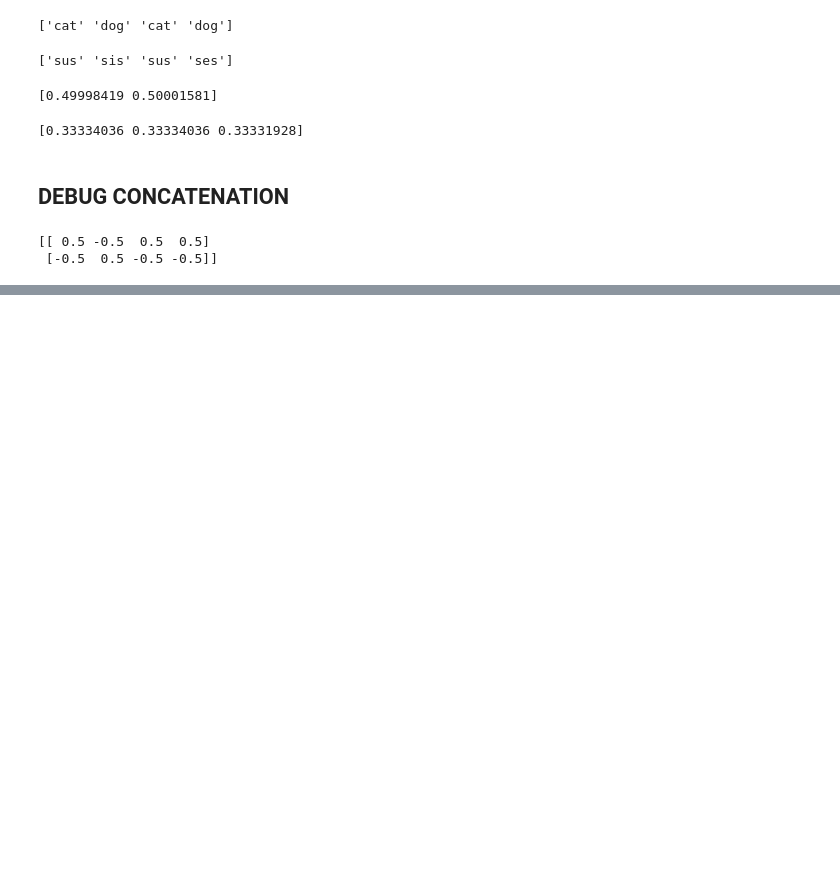
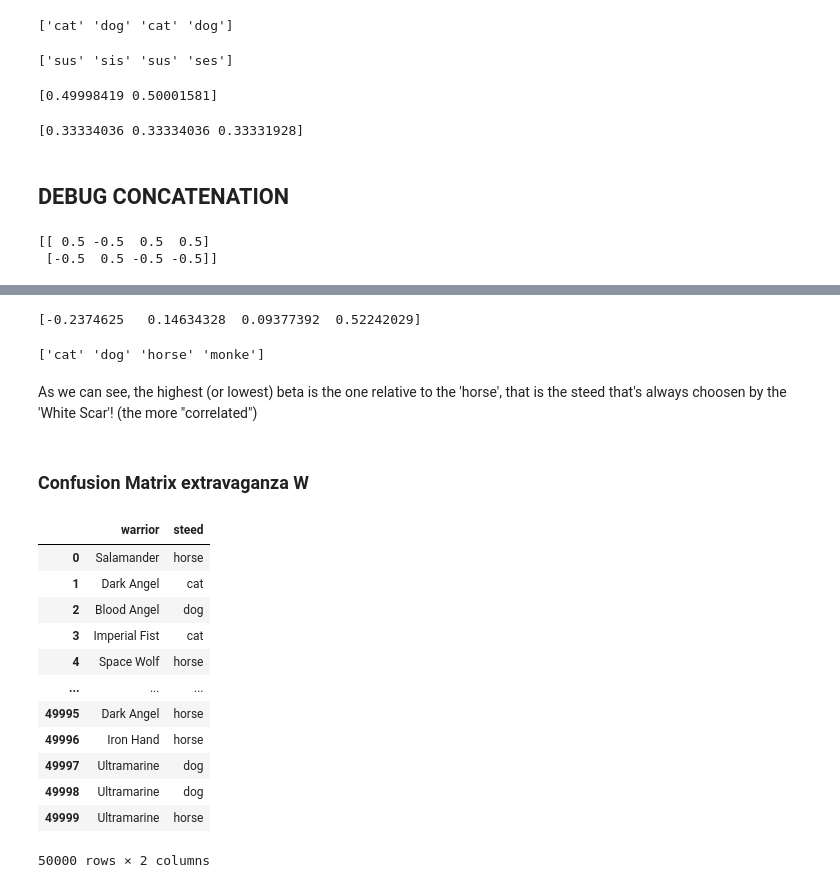
Before and after one commit to Mars4269/cFair-one-hot-kernel, a Jupyter notebook: old_things.ipynb, the cells around one changed output, grey strips where cells are left out. Drawn from its saved outputs; the diff is of its cells as text; code cells hidden in the pictures; blank space fills up the shorter version.

```diff
--- a/old_things.ipynb
+++ b/old_things.ipynb
@@ -180,0 +330,9 @@ print(f)
+# %%
+ani2 = []
+
+for warrior in war:
+    if warrior == "White Scar":
+        anim = "horse"
+    else:
+        anim = sample(animals)
+    ani2.append(anim)
@@ -180,0 +384,30 @@ print(f)
+# %%
+print(result_vdm.beta)
+# %% [output]
+[-0.2374625   0.14634328  0.09377392  0.52242029]
+# %%
+print(np.unique(result_vdm.b))
+# %% [output]
+['cat' 'dog' 'horse' 'monke']
+# %% [markdown]
+As we can see, the highest (or lowest) beta is the one relative to the 'horse', that is the steed that's always choosen by the 'White Scar'! (the more "correlated")
+# %% [markdown]
+### Confusion Matrix extravaganza W
+# %%
+legionW = pd.DataFrame({'warrior': war, 'steed': ani2})
+# %%
+legionW
+# %% [output]
+|  | warrior | steed |
+| 0 | Salamander | horse |
+| 1 | Dark Angel | cat |
+| 2 | Blood Angel | dog |
+| 3 | Imperial Fist | cat |
+| 4 | Space Wolf | horse |
+| ... | ... | ... |
+| 49995 | Dark Angel | horse |
+| 49996 | Iron Hand | horse |
+| 49997 | Ultramarine | dog |
+| 49998 | Ultramarine | dog |
+| 49999 | Ultramarine | horse |
+50000 rows × 2 columns
```
Also changed, not shown: parts of 63 cells of this notebook.
